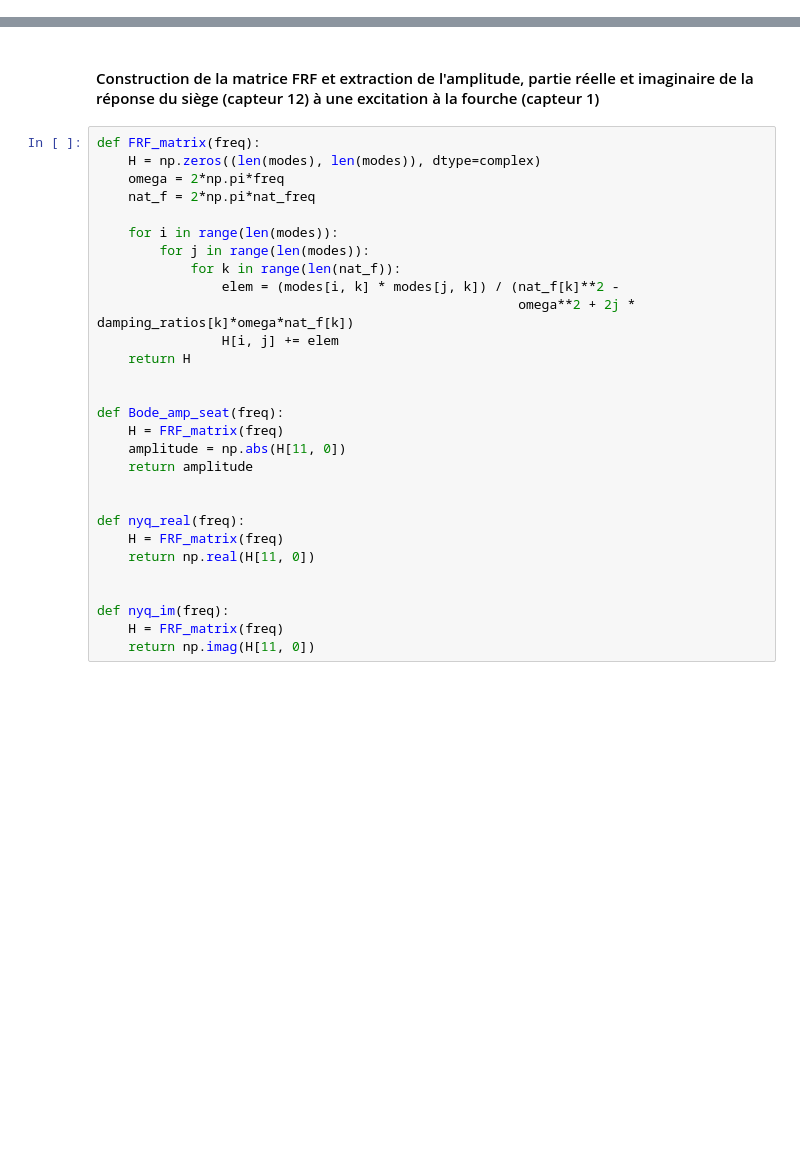
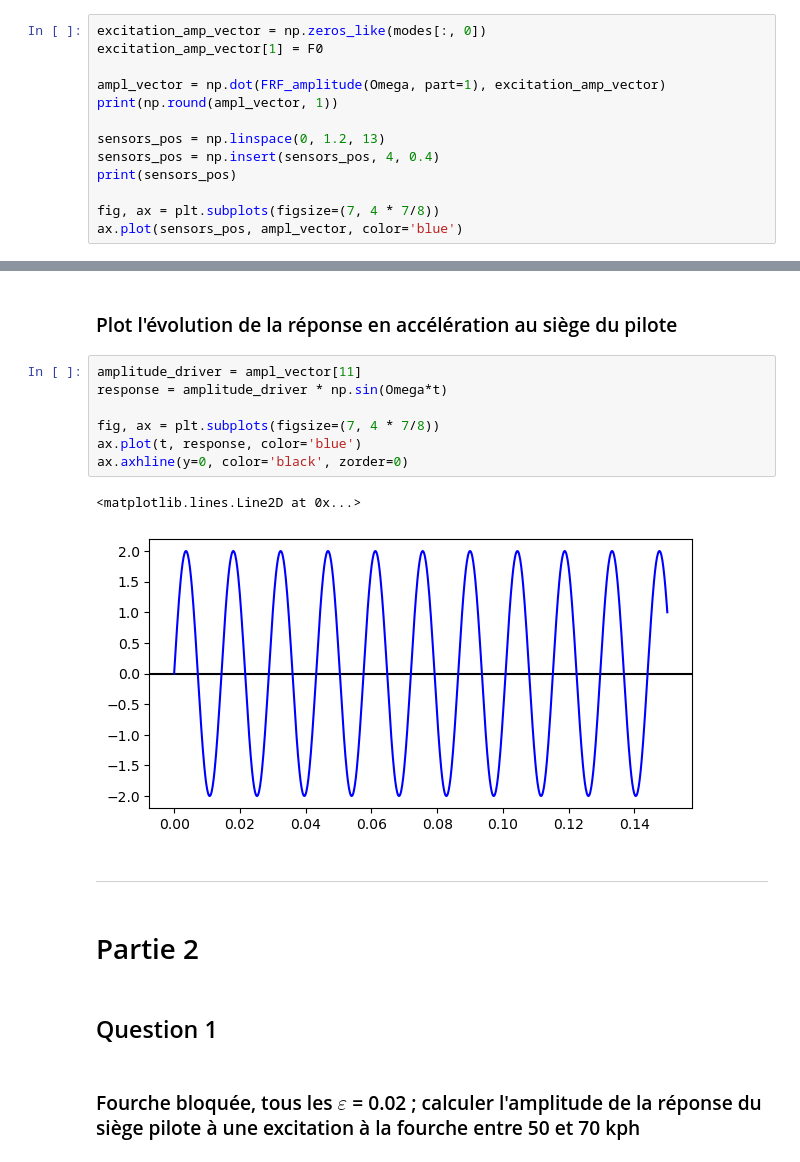
Before and after one commit to tomBeauve/DSM-Projects-code, a Jupyter notebook: Projet 3/project3.ipynb, the cells around one changed output, grey strips where cells are left out. Cells and saved outputs as stored; diff of their text form; blank space fills up the shorter version.

```diff
--- a/Projet 3/project3.ipynb
+++ b/Projet 3/project3.ipynb
@@ -63,0 +192,13 @@ plt.show()
+# %%
+excitation_amp_vector = np.zeros_like(modes[:, 0])
+excitation_amp_vector[1] = F0
+
+ampl_vector = np.dot(FRF_amplitude(Omega, part=1), excitation_amp_vector)
+print(np.round(ampl_vector, 1))
+
+sensors_pos = np.linspace(0, 1.2, 13)
+sensors_pos = np.insert(sensors_pos, 4, 0.4)
+print(sensors_pos)
+
+fig, ax = plt.subplots(figsize=(7, 4 * 7/8))
+ax.plot(sensors_pos, ampl_vector, color='blue')
@@ -64,31 +210,20 @@ plt.show()
+# %% [markdown]
+### Plot l'évolution de la réponse en accélération au siège du pilote
+# %%
+amplitude_driver = ampl_vector[11]
+response = amplitude_driver * np.sin(Omega*t)
+
+fig, ax = plt.subplots(figsize=(7, 4 * 7/8))
+ax.plot(t, response, color='blue')
+ax.axhline(y=0, color='black', zorder=0)
+# %% [output]
+<matplotlib.lines.Line2D at 0x...>
+[figure, added]
+# %% [markdown]
+---
+# %% [markdown]
+# Partie 2
+# %% [markdown]
+## Question 1
 # %% [markdown]
-<h4> Construction de la matrice FRF et extraction de l'amplitude, partie réelle et imaginaire de la réponse du siège (capteur 12) à une excitation à la fourche (capteur 1) </h4>
+### Fourche bloquée, tous les $\varepsilon$ = 0.02 ; calculer l'amplitude de la réponse du siège pilote à une excitation à la fourche entre 50 et 70 kph
-# %%
-def FRF_matrix(freq):
-    H = np.zeros((len(modes), len(modes)), dtype=complex)
-    omega = 2*np.pi*freq
-    nat_f = 2*np.pi*nat_freq
-
-    for i in range(len(modes)):
-        for j in range(len(modes)):
-            for k in range(len(nat_f)):
-                elem = (modes[i, k] * modes[j, k]) / (nat_f[k]**2 -
-                                                      omega**2 + 2j * damping_ratios[k]*omega*nat_f[k])
-                H[i, j] += elem
-    return H
-
-
-def Bode_amp_seat(freq):
-    H = FRF_matrix(freq)
-    amplitude = np.abs(H[11, 0])
-    return amplitude
-
-
-def nyq_real(freq):
-    H = FRF_matrix(freq)
-    return np.real(H[11, 0])
-
-
-def nyq_im(freq):
-    H = FRF_matrix(freq)
-    return np.imag(H[11, 0])
```
Also changed, not shown: parts of 32 cells of this notebook, 1 other file.
